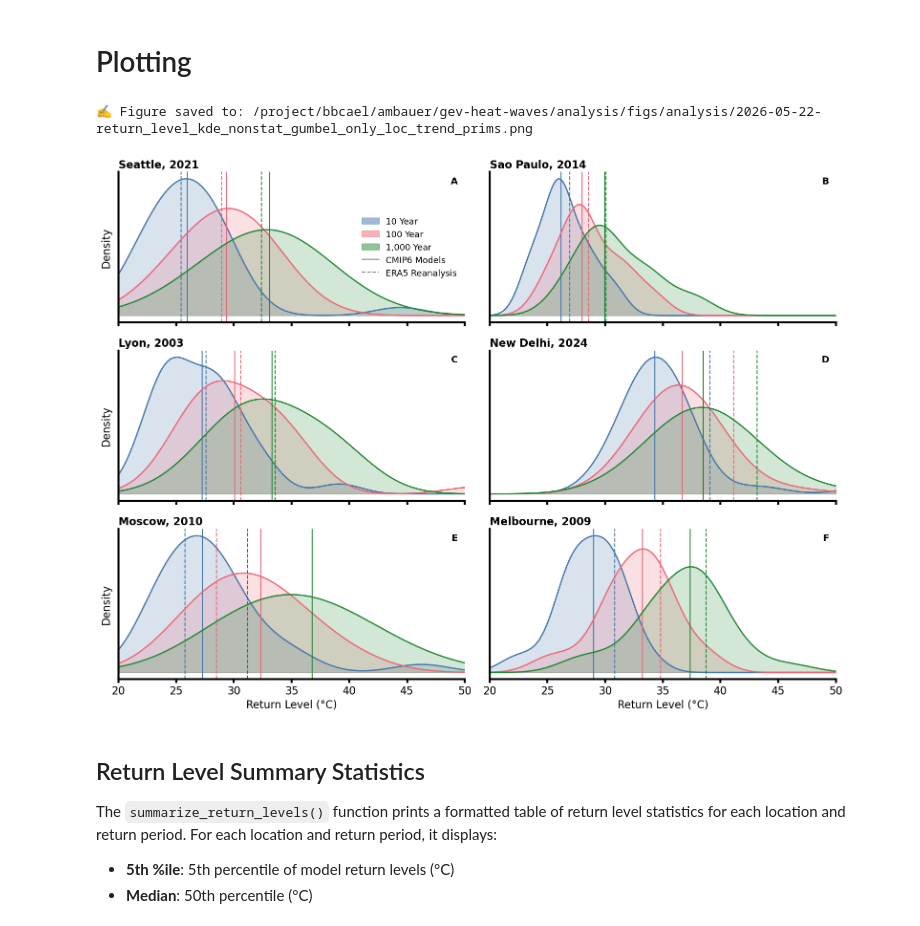
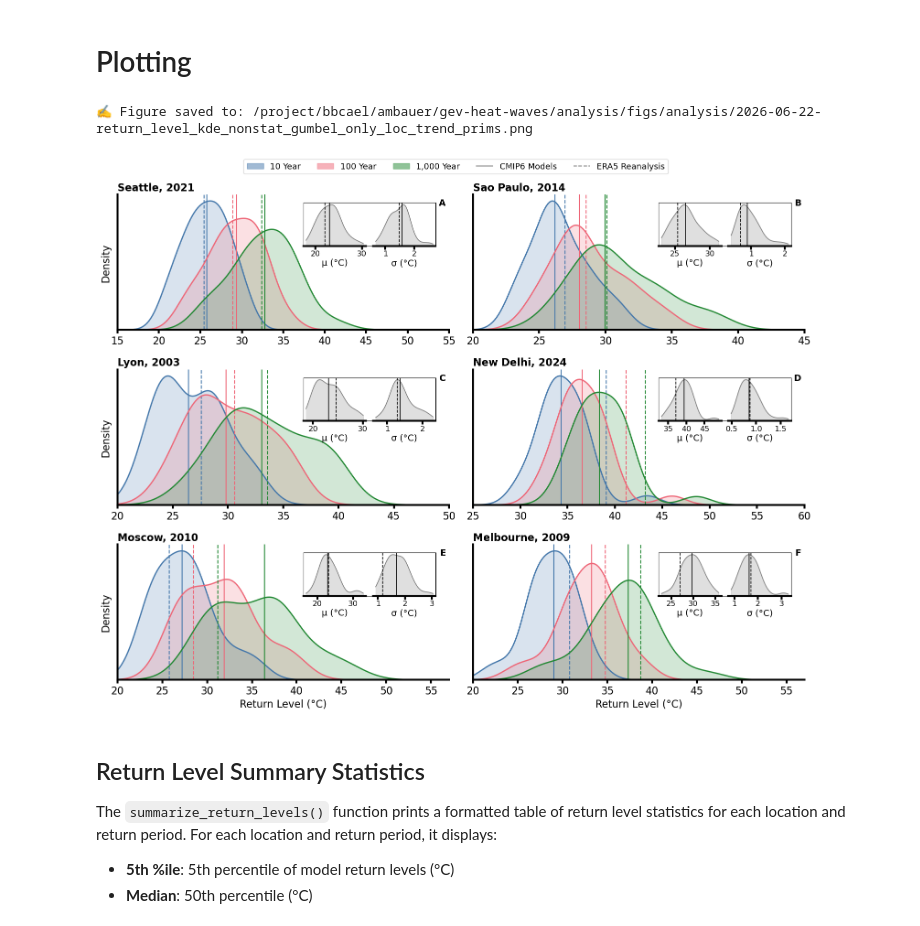
Before and after one commit to adam-bauer-34/gev-heat-waves, a Jupyter notebook: analysis/notebooks/return_rates.ipynb, the cells around one changed output. Cells and saved outputs as stored; diff of their text form; code cells hidden in the pictures.

Commit message:
feat: reconfigured ret levs plot with insets and custom xrange

```diff
--- a/analysis/notebooks/return_rates.ipynb
+++ b/analysis/notebooks/return_rates.ipynb
@@ -144,6 +149,14 @@ N_active_models = len(
 return_levels_prim = np.zeros(
     (N_events, N_active_models, len(return_periods))
 )
+
+locs_prim = np.zeros(
+    (N_events, N_active_models)
+)
+
+scales_prim = np.zeros(
+    (N_events, N_active_models)
+)
 # %% [markdown]
 Setup for analyzing the model with the most ensemble members (probably MIROC6 but there can be others).
 # %%
@@ -171,6 +184,8 @@ return_levels_most = np.zeros(
 era5_ret_levels = np.zeros((N_events, len(return_probs)))
 era5_max_temp = np.zeros(N_events)
 max_temp_year = np.zeros(N_events)
+era5_loc = np.zeros(N_events)
+era5_scale = np.zeros(N_events)
 
 for edx, loc in enumerate(event_info.keys()):
     print(f"⚒️ Working on {loc}...")
@@ -206,6 +221,10 @@ for edx, loc in enumerate(event_info.keys()):
 
     era5_ret_levels[edx] = get_return_level(return_probs, tmp_loc, tmp_scale, tmp_shape)
 
+    # store the ERA5 loc/scale parameters
+    era5_loc[edx] = tmp_loc
+    era5_scale[edx] = tmp_scale
+
     tmp_ds.close()
 # %% [output]
 ⚒️ Working on Seattle...
@@ -395,6 +410,10 @@ for edx, loc in enumerate(event_info.keys()):
         else:
             return_levels_prim[edx, idx] = get_return_level(return_probs, tmp_loc, tmp_scale, tmp_shape) + offset
 
+        # store the loc / scale parameters
+        locs_prim[edx, idx] = tmp_loc
+        scales_prim[edx, idx] = tmp_scale
+
         tmp_ds.close()
 # %% [output]
  🔥 Working on the heat wave in Seattle
@@ -439,23 +508,30 @@ return_levels_prim[6] - 273.15, np.shape(return_levels_prim)
 # %%
 event_indices = [0, 2, 3, 5, 6, 8]
 
 fig, ax = plot_return_level_histogram_grid(
-    return_levels_prim,
+    return_levels_prim_screened,
     return_period_list=[10, 100, 1000],
     event_indices=event_indices,
     return_periods=return_periods,
     era5_return_levels=era5_ret_levels,
     event_names=np.array([f"{place}, {info['year']}" for place, info in event_info.items()]),
     plot_type='kde',
     save_fig=save_figs,
     fname=f'return_level_kde_{fit}_prims',
-    outdir=FIGS_PATH
+    outdir=FIGS_PATH,
+    location_params=location_params_screened,
+    scale_params=scale_params_screened,
+    era5_location_params=era5_loc,
+    era5_scale_params=era5_scale,
+    panel_xlims=[
+        (15, 55), (20, 45), (20, 52), (25, 60), (20, 57), (20, 57)
+    ]
 )
 
 plt.show()
 # %% [output]
-✍️ Figure saved to: /project/bbcael/ambauer/gev-heat-waves/analysis/figs/analysis/2026-05-22-return_level_kde_nonstat_gumbel_only_loc_trend_prims.png
+✍️ Figure saved to: /project/bbcael/ambauer/gev-heat-waves/analysis/figs/analysis/2026-06-22-return_level_kde_nonstat_gumbel_only_loc_trend_prims.png
-[figure, old version]
+[figure, new version]
 # %% [markdown]
 ## Return Level Summary Statistics
 
```
Also changed, not shown: parts of 5 cells of this notebook, 4 other files.
